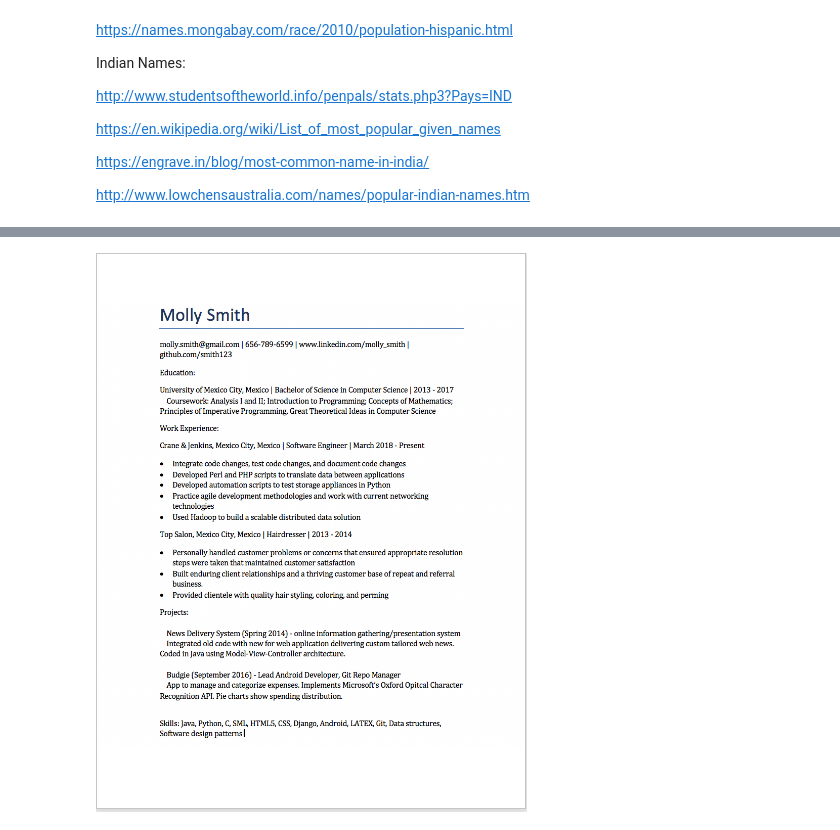
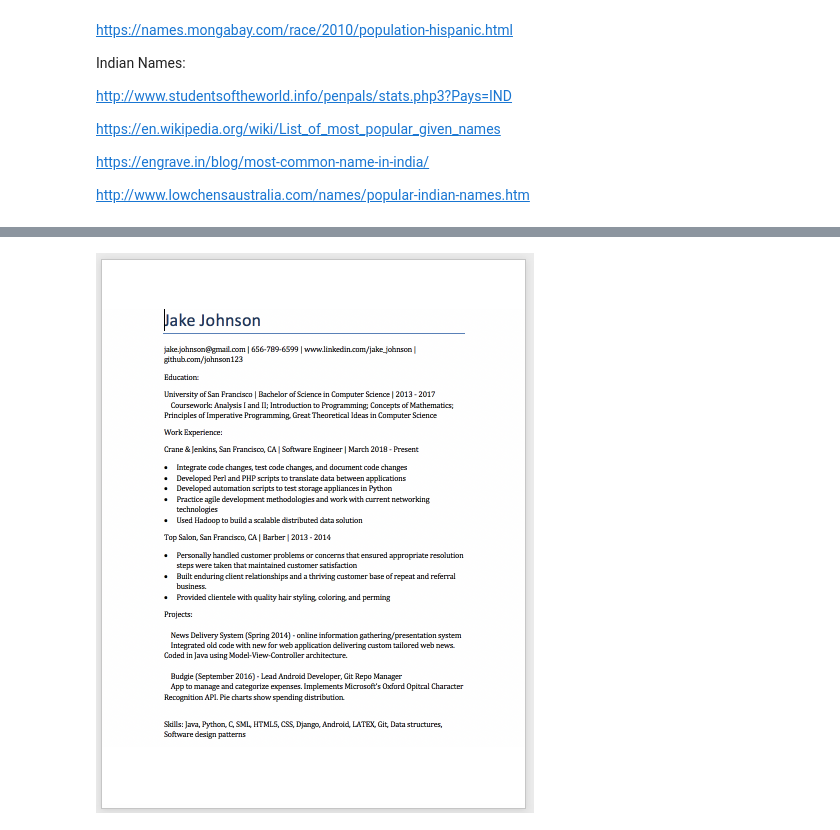
Before and after one commit to keck343/embedding_biases, a Jupyter notebook: Resume_Writing.ipynb, the cells around one changed output, grey strips where cells are left out. Drawn from its saved outputs; the diff is of its cells as text; code cells hidden in the pictures.

Commit message:
resumes

```diff
--- a/Resume_Writing.ipynb
+++ b/Resume_Writing.ipynb
@@ -262,7 +260,6 @@ resumes_df.to_csv("test_resumes_with_text.csv")
 resumes_df[['Name', 'Id', 'Location', 'docx', 'text_file']].to_csv("test_resumes.csv")
 # %%
 from IPython.display import Image
-Image(filename='molly_smith.png')
-# word docs output
+Image(filename='jj_resume.png')
 # %% [output]
-[figure, old version]
+[figure, new version]
```
Also changed, not shown: parts of 7 cells of this notebook.
